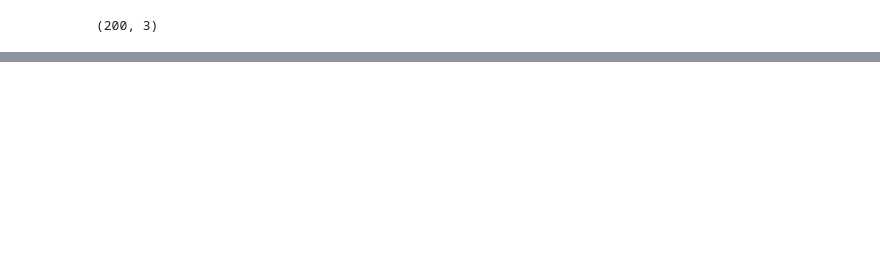
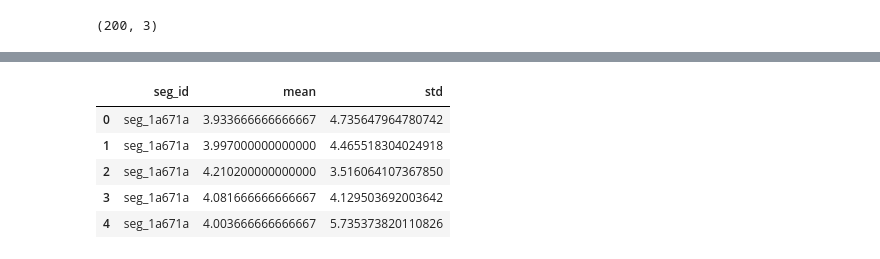
Before and after one commit to contemplat0r/LANL_Earthquake_Prediction, a Jupyter notebook: lanl-exps-with-test-segments.ipynb, the cells around one changed output, grey strips where cells are left out. Saved outputs shown, nothing was run; the diff lists cells and outputs as text; code cells hidden in the pictures; blank space fills up the shorter version.

```diff
--- a/lanl-exps-with-test-segments.ipynb
+++ b/lanl-exps-with-test-segments.ipynb
@@ -206,0 +227,17 @@ X_test.tail(20)
+# %%
+test_idx = 0
+for i, seg_filename in enumerate(tqdm_notebook(os.listdir('../input/test/')[:file_num])):
+    seg_df = pd.read_csv('../input/test/{}'.format(seg_filename))
+    seg_id = seg_filename[:-4]
+    x = pd.Series(seg_df['acoustic_data'].values)
+    for chunk_idx in range(chunks_num):
+        x_chunk = x[chunk_idx * seg_chunk_len:(chunk_idx + 1) * seg_chunk_len]
+        X_test.loc[test_idx, 'seg_id'] = seg_id
+        X_test.loc[test_idx, 'mean'] = x_chunk.mean()
+        X_test.loc[test_idx, 'std'] = x_chunk.std()
+        #X_test.at[test_idx, 'seg_id'] = seg_id
+        #X_test.at[test_idx, 'mean'] = x_chunk.mean()
+        #X_test.at[test_idx, 'std'] = x_chunk.std()
+        #X_test.loc[seg_id, 'max'] = x_chunk.max()
+        #X_test.loc[seg_id, 'min'] = x_chunk.min()
+        test_idx += 1
@@ -206,0 +246,9 @@ X_test.tail(20)
+# %%
+X_test.head()
+# %% [output]
+|  | seg_id | mean | std |
+| 0 | seg_1a671a | 3.933666666666667 | 4.735647964780742 |
+| 1 | seg_1a671a | 3.997000000000000 | 4.465518304024918 |
+| 2 | seg_1a671a | 4.210200000000000 | 3.516064107367850 |
+| 3 | seg_1a671a | 4.081666666666667 | 4.129503692003642 |
+| 4 | seg_1a671a | 4.003666666666667 | 5.735373820110826 |
```
Also changed, not shown: parts of 9 cells of this notebook, 2 other files.
